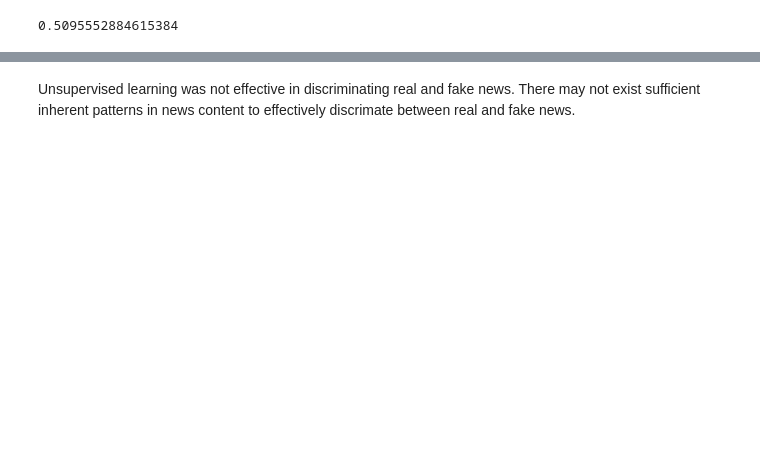
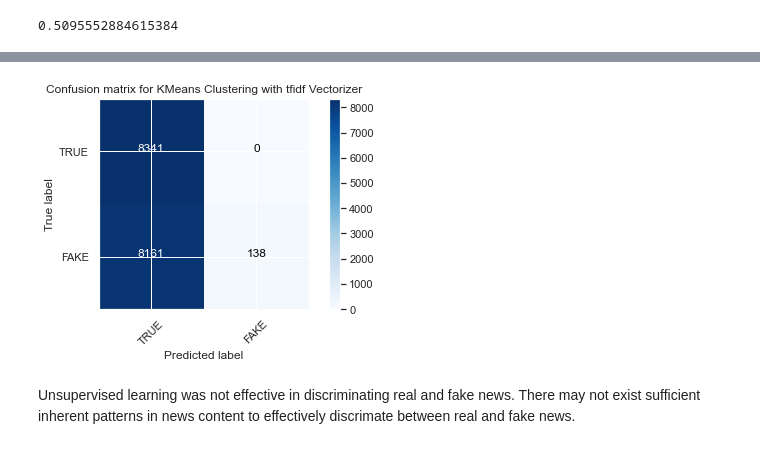
Before and after one commit to edologgerbird/fake-news-classifier, a Jupyter notebook: fake-news-classifier.ipynb, the cells around one changed output, grey strips where cells are left out. Drawn from its saved outputs; the diff is of its cells as text; code cells hidden in the pictures; blank space fills up the shorter version.

```diff
--- a/fake-news-classifier.ipynb
+++ b/fake-news-classifier.ipynb
@@ -205,2 +251,8 @@ tfidf_clustered_results
+# %%
+tfidf_cm = metrics.confusion_matrix(y_train, tfidf_clustered, labels=[0,1])
+
+plot_confusion_matrix(tfidf_cm, classes=['TRUE','FAKE'], title ='Confusion matrix for KMeans Clustering with tfidf Vectorizer')
+# %% [output]
+[figure, added]
 # %% [markdown]
 Unsupervised learning was not effective in discriminating real and fake news. There may not exist sufficient inherent patterns in news content to effectively discrimate between real and fake news.
```
Also changed, not shown: parts of 6 cells of this notebook.
